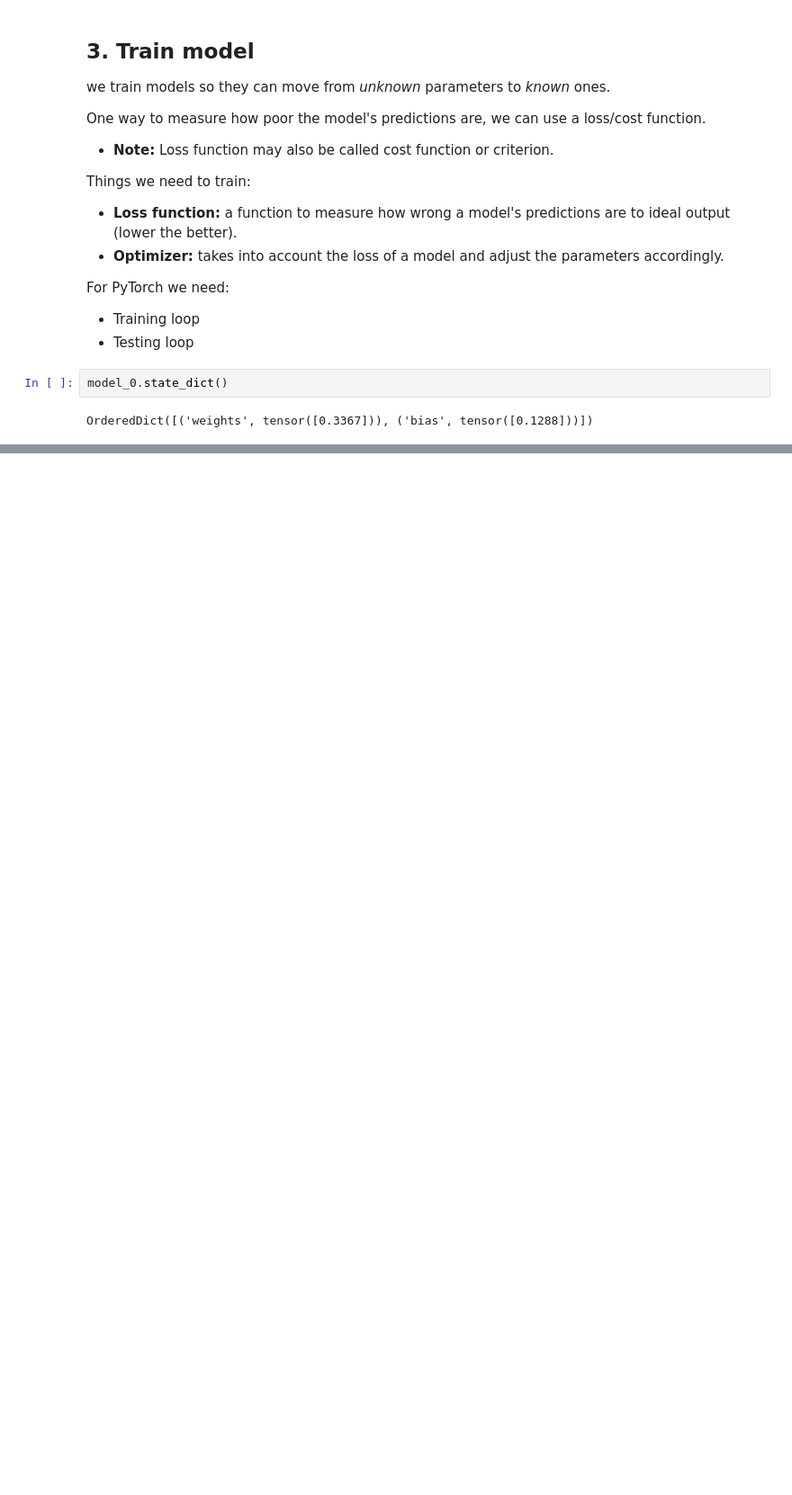
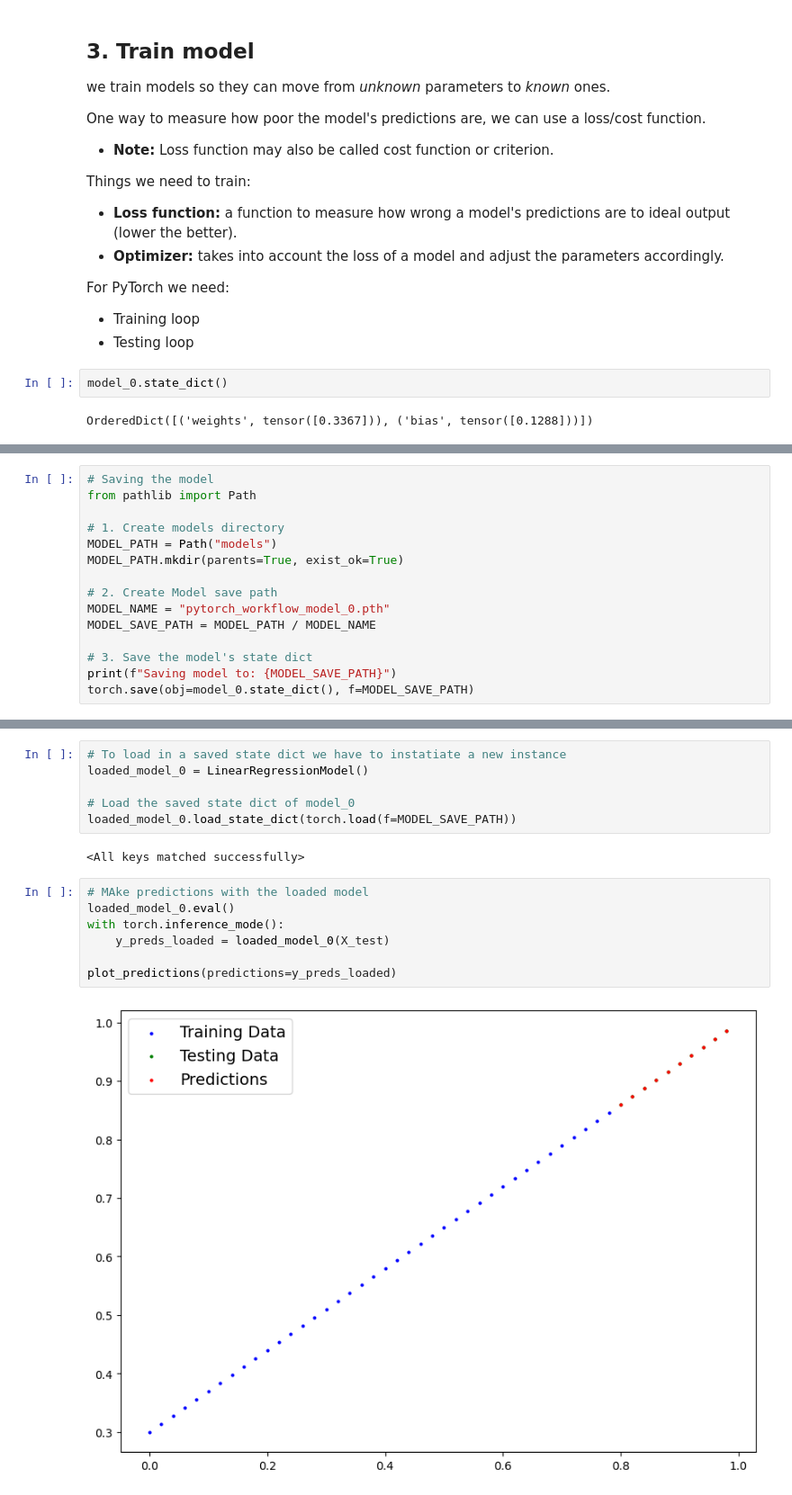
Before and after one commit to GunDalf101/PyTorch_INTRO, a Jupyter notebook: pytorch_workflow.ipynb, the cells around one changed output, grey strips where cells are left out. Shown: that part at 90% size. Cells and saved outputs as stored; diff of their text form; blank space fills up the shorter version.

Commit message:
pytorch workflow practice done

```diff
--- a/pytorch_workflow.ipynb
+++ b/pytorch_workflow.ipynb
@@ -236,0 +344,15 @@ OrderedDict([('weights', tensor([0.3367])), ('bias', tensor([0.1288]))])
+# %%
+# Saving the model
+from pathlib import Path
+
+# 1. Create models directory
+MODEL_PATH = Path("models")
+MODEL_PATH.mkdir(parents=True, exist_ok=True)
+
+# 2. Create Model save path
+MODEL_NAME = "pytorch_workflow_model_0.pth"
+MODEL_SAVE_PATH = MODEL_PATH / MODEL_NAME
+
+# 3. Save the model's state dict
+print(f"Saving model to: {MODEL_SAVE_PATH}")
+torch.save(obj=model_0.state_dict(), f=MODEL_SAVE_PATH)
@@ -236,0 +365,17 @@ OrderedDict([('weights', tensor([0.3367])), ('bias', tensor([0.1288]))])
+# %%
+# To load in a saved state dict we have to instatiate a new instance
+loaded_model_0 = LinearRegressionModel()
+
+# Load the saved state dict of model_0
+loaded_model_0.load_state_dict(torch.load(f=MODEL_SAVE_PATH))
+# %% [output]
+<All keys matched successfully>
+# %%
+# MAke predictions with the loaded model
+loaded_model_0.eval()
+with torch.inference_mode():
+    y_preds_loaded = loaded_model_0(X_test)
+
+plot_predictions(predictions=y_preds_loaded)
+# %% [output]
+[figure, added]
```
Also changed, not shown: parts of 8 cells of this notebook, 1 other file.
